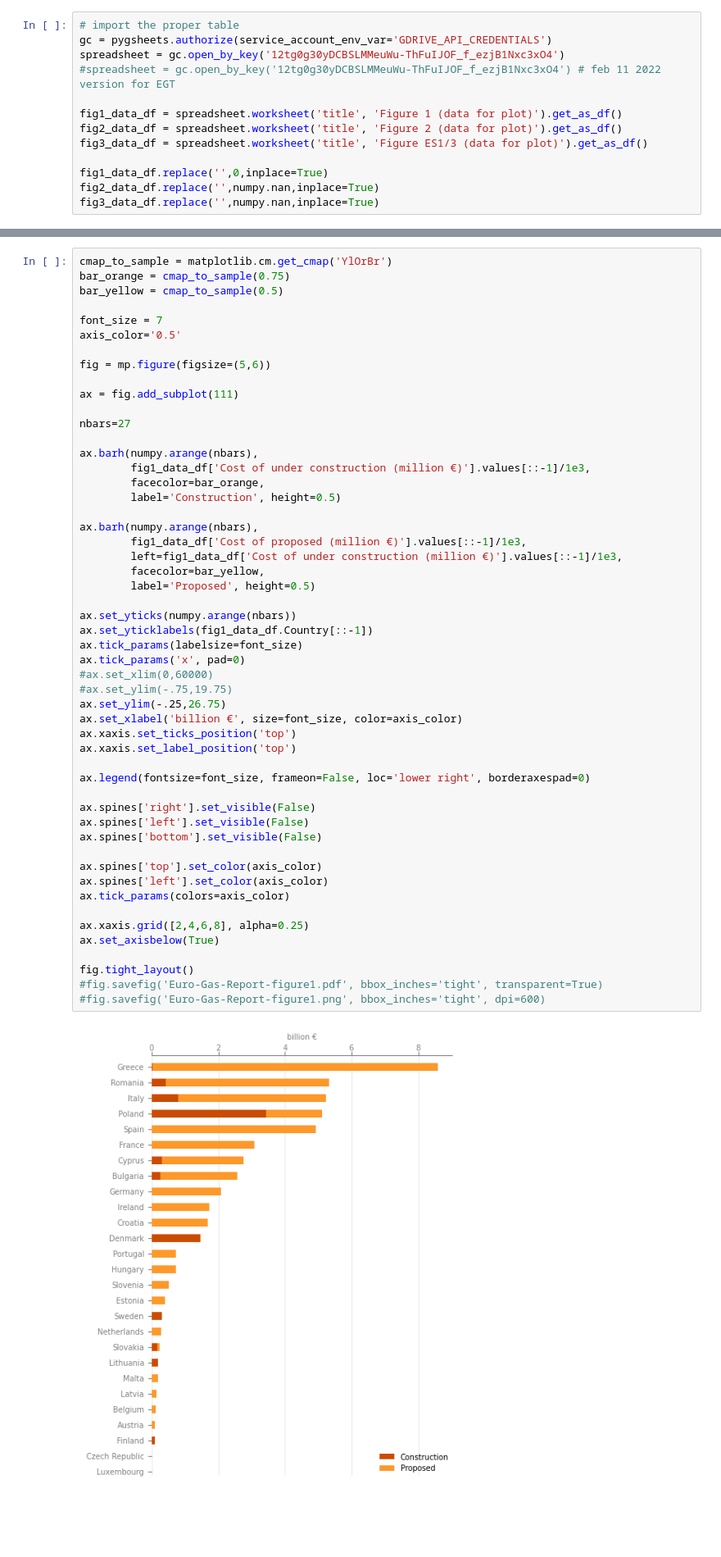
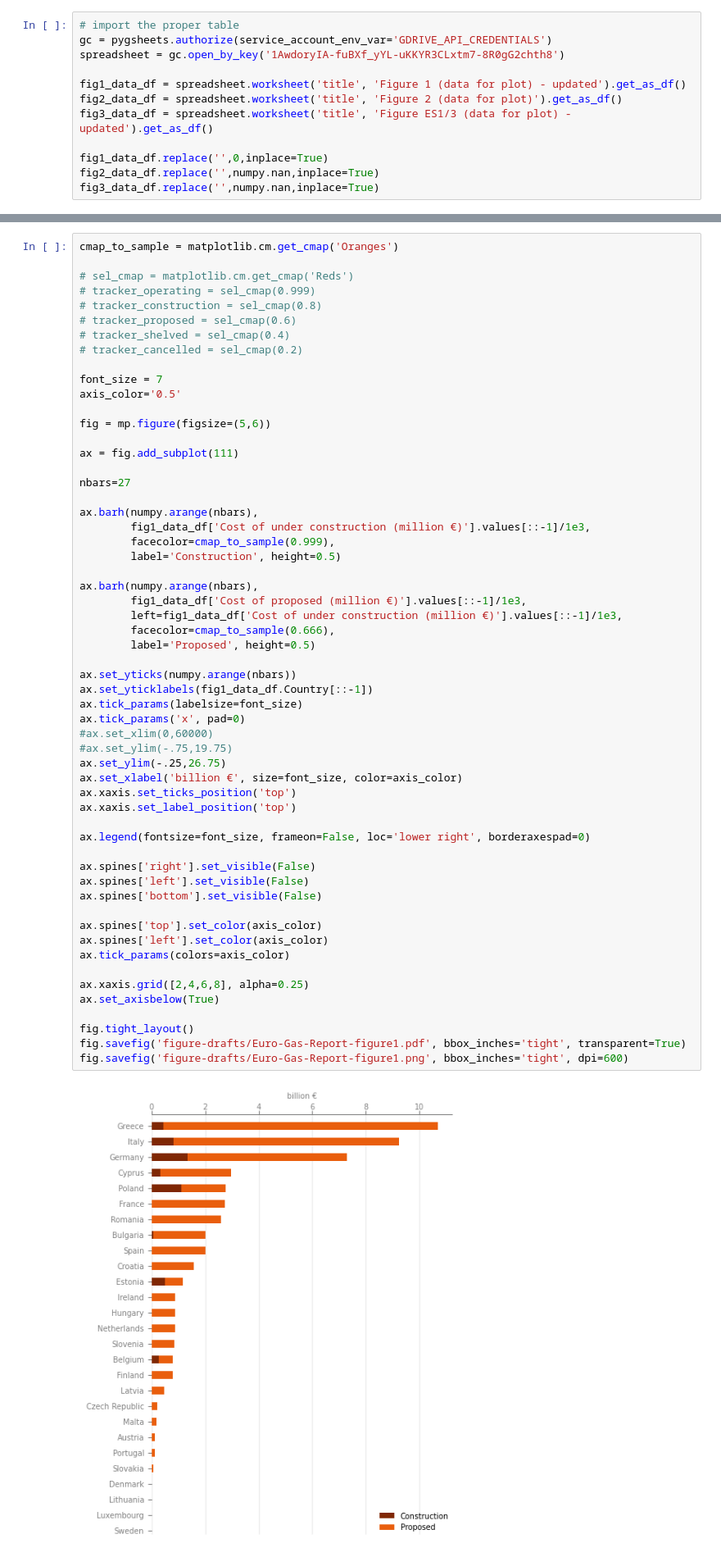
Before and after one commit to GlobalEnergyMonitor/GOIT-GGIT-research, a Jupyter notebook: europe-gas-report-2023/Europe-Gas-2023-report-figures-1-2-3-plus-map.ipynb, the cells around one changed output, grey strips where cells are left out. Shown at 82% size. Drawn from its saved outputs; the diff is of its cells as text; blank space fills up the shorter version.

```diff
--- a/europe-gas-report-2023/Europe-Gas-2023-report-figures-1-2-3-plus-map.ipynb
+++ b/europe-gas-report-2023/Europe-Gas-2023-report-figures-1-2-3-plus-map.ipynb
@@ -16,12 +16,11 @@ import shapely
 # %%
 # import the proper table
 gc = pygsheets.authorize(service_account_env_var='GDRIVE_API_CREDENTIALS')
-spreadsheet = gc.open_by_key('12tg0g30yDCBSLMMeuWu-ThFuIJOF_f_ezjB1Nxc3xO4')
-#spreadsheet = gc.open_by_key('12tg0g30yDCBSLMMeuWu-ThFuIJOF_f_ezjB1Nxc3xO4') # feb 11 2022 version for EGT
+spreadsheet = gc.open_by_key('1AwdoryIA-fuBXf_yYL-uKKYR3CLxtm7-8R0gG2chth8')
 
-fig1_data_df = spreadsheet.worksheet('title', 'Figure 1 (data for plot)').get_as_df()
+fig1_data_df = spreadsheet.worksheet('title', 'Figure 1 (data for plot) - updated').get_as_df()
 fig2_data_df = spreadsheet.worksheet('title', 'Figure 2 (data for plot)').get_as_df()
-fig3_data_df = spreadsheet.worksheet('title', 'Figure ES1/3 (data for plot)').get_as_df()
+fig3_data_df = spreadsheet.worksheet('title', 'Figure ES1/3 (data for plot) - updated').get_as_df()
 
 fig1_data_df.replace('',0,inplace=True)
 fig2_data_df.replace('',numpy.nan,inplace=True)
@@ -514,7 +220,12 @@ ax.spines['top'].set_visible(False)
 # %%
-cmap_to_sample = matplotlib.cm.get_cmap('YlOrBr')
-bar_orange = cmap_to_sample(0.75)
-bar_yellow = cmap_to_sample(0.5)
+cmap_to_sample = matplotlib.cm.get_cmap('Oranges')
+
+# sel_cmap = matplotlib.cm.get_cmap('Reds')
+# tracker_operating = sel_cmap(0.999)
+# tracker_construction = sel_cmap(0.8)
+# tracker_proposed = sel_cmap(0.6)
+# tracker_shelved = sel_cmap(0.4)
+# tracker_cancelled = sel_cmap(0.2)
 
 font_size = 7
 axis_color='0.5'
@@ -527,44 +238,44 @@ nbars=27
 
 ax.barh(numpy.arange(nbars),
         fig1_data_df['Cost of under construction (million €)'].values[::-1]/1e3,
-        facecolor=bar_orange,
+        facecolor=cmap_to_sample(0.999),
         label='Construction', height=0.5)
 
 ax.barh(numpy.arange(nbars),
         fig1_data_df['Cost of proposed (million €)'].values[::-1]/1e3,
         left=fig1_data_df['Cost of under construction (million €)'].values[::-1]/1e3,
-        facecolor=bar_yellow,
+        facecolor=cmap_to_sample(0.666),
         label='Proposed', height=0.5)
 
 ax.set_yticks(numpy.arange(nbars))
 ax.set_yticklabels(fig1_data_df.Country[::-1])
 ax.tick_params(labelsize=font_size)
 ax.tick_params('x', pad=0)
 #ax.set_xlim(0,60000)
 #ax.set_ylim(-.75,19.75)
 ax.set_ylim(-.25,26.75)
 ax.set_xlabel('billion €', size=font_size, color=axis_color)
 ax.xaxis.set_ticks_position('top')
 ax.xaxis.set_label_position('top')
 
 ax.legend(fontsize=font_size, frameon=False, loc='lower right', borderaxespad=0)
 
 ax.spines['right'].set_visible(False)
 ax.spines['left'].set_visible(False)
 ax.spines['bottom'].set_visible(False)
 
 ax.spines['top'].set_color(axis_color)
 ax.spines['left'].set_color(axis_color)
 ax.tick_params(colors=axis_color)
 
 ax.xaxis.grid([2,4,6,8], alpha=0.25)
 ax.set_axisbelow(True)
 
 fig.tight_layout()
-#fig.savefig('Euro-Gas-Report-figure1.pdf', bbox_inches='tight', transparent=True)
-#fig.savefig('Euro-Gas-Report-figure1.png', bbox_inches='tight', dpi=600)
+fig.savefig('figure-drafts/Euro-Gas-Report-figure1.pdf', bbox_inches='tight', transparent=True)
+fig.savefig('figure-drafts/Euro-Gas-Report-figure1.png', bbox_inches='tight', dpi=600)
 # %% [output]
-[figure, old version]
+[figure, new version]
 # %% [markdown]
 # create figure for cover
 # %%
```
Also changed, not shown: parts of 41 cells of this notebook, 1 other file.
